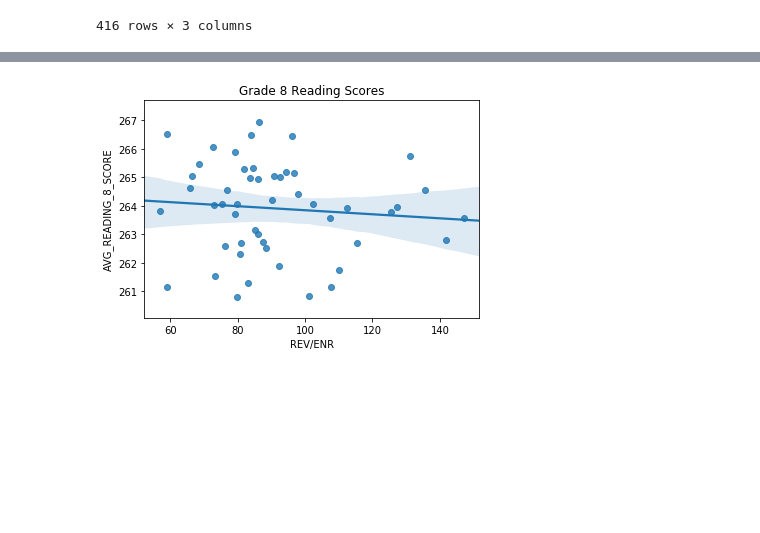
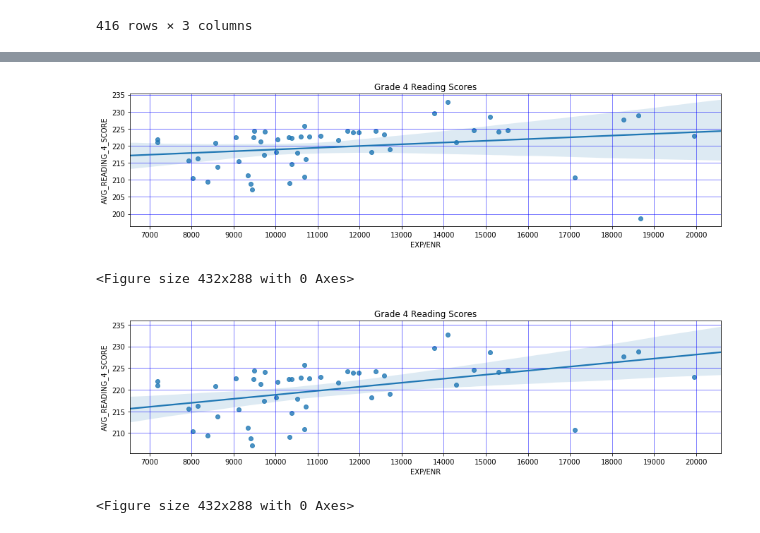
Before and after one commit to Aritra23/bootcamp-project, a Jupyter notebook: Untitled.ipynb, the cells around one changed output, grey strips where cells are left out. Cells and saved outputs as stored; diff of their text form; code cells hidden in the pictures; blank space fills up the shorter version.

```diff
--- a/Untitled.ipynb
+++ b/Untitled.ipynb
@@ -171,6 +168,26 @@ plt.savefig('reading_8_reg1.png')
-# %%
-sns.regplot(merger2['EXP/ENR'],merger2['AVG_READING_8_SCORE'])
-plt.title('Grade 8 Reading Scores')
-plt.savefig('reading_8_reg2.png')
-# %% [output]
-[figure, removed]
+# %%
+fig = plt.figure(figsize = (15,20))
+ax = fig.add_subplot(5, 1, 1)
+sns.regplot(merger['EXP/ENR'],merger['AVG_READING_4_SCORE'])
+plt.title('Grade 4 Reading Scores')
+ax.xaxis.set_major_locator(ticker.MultipleLocator(1000))
+ax.grid(b=True, which='major', color='b', linewidth=0.5)
+ax.grid(b=True, which='minor', color='b', linewidth=0.5)
+plt.show()
+plt.savefig('reading_4_reg1.png')
+# %% [output]
+[figure, added]
+<Figure size 432x288 with 0 Axes>
+# %%
+fig = plt.figure(figsize = (15,20))
+ax = fig.add_subplot(5, 1, 1)
+sns.regplot(merger2['EXP/ENR'],merger2['AVG_READING_4_SCORE'])
+plt.title('Grade 4 Reading Scores')
+ax.xaxis.set_major_locator(ticker.MultipleLocator(1000))
+ax.grid(b=True, which='major', color='b', linewidth=0.5)
+ax.grid(b=True, which='minor', color='b', linewidth=0.5)
+plt.show()
+plt.savefig('reading_4_reg2.png')
+# %% [output]
+[figure, added]
+<Figure size 432x288 with 0 Axes>
```
Also changed, not shown: parts of 17 cells of this notebook, 15 other files.
